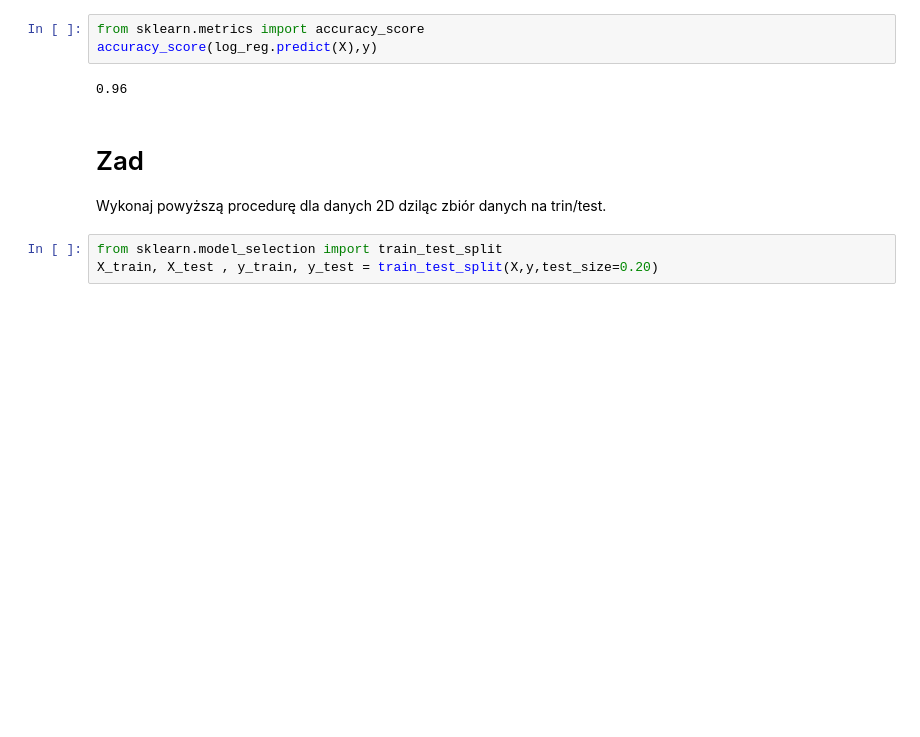
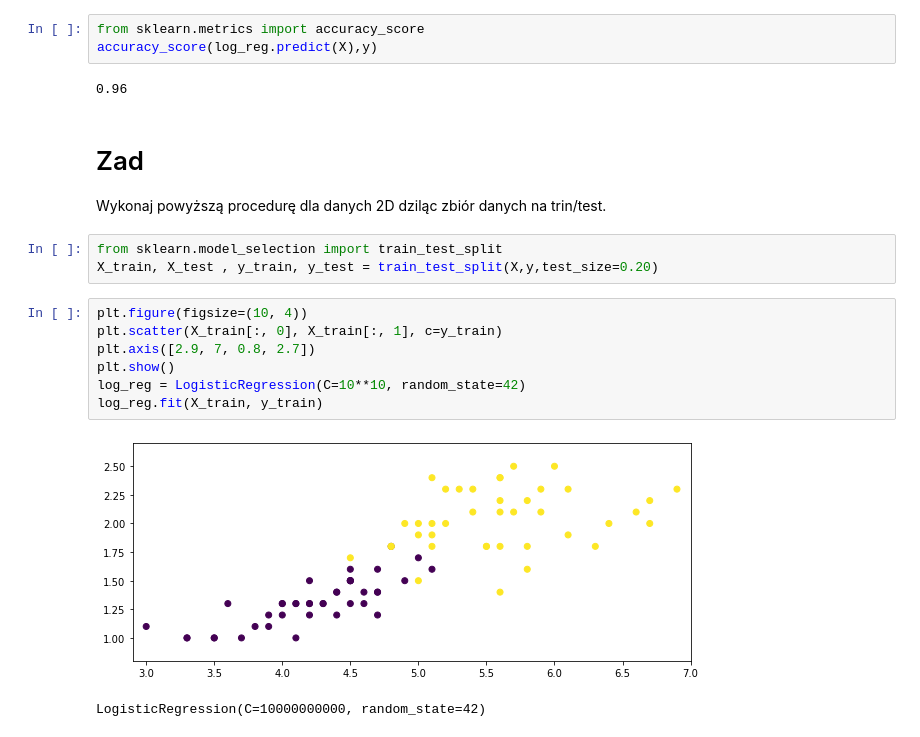
Before and after one commit to annamrowca7/podstawy_sztucznej_inteligencji, a Jupyter notebook: Z08_B_LogisticRegression_iris.ipynb, the cells around one changed output. Cells and saved outputs as stored; diff of their text form; blank space fills up the shorter version.

```diff
--- a/Z08_B_LogisticRegression_iris.ipynb
+++ b/Z08_B_LogisticRegression_iris.ipynb
@@ -185,3 +183,13 @@ Wykonaj powyższą procedurę dla danych 2D dziląc zbiór danych na trin/test.
 # %%
 from sklearn.model_selection import train_test_split
 X_train, X_test , y_train, y_test = train_test_split(X,y,test_size=0.20)
+# %%
+plt.figure(figsize=(10, 4))
+plt.scatter(X_train[:, 0], X_train[:, 1], c=y_train)
+plt.axis([2.9, 7, 0.8, 2.7])
+plt.show()
+log_reg = LogisticRegression(C=10**10, random_state=42)
+log_reg.fit(X_train, y_train)
+# %% [output]
+[figure, added]
+LogisticRegression(C=10000000000, random_state=42)
```
Also changed, not shown: parts of 2 cells of this notebook, 6 other files.
